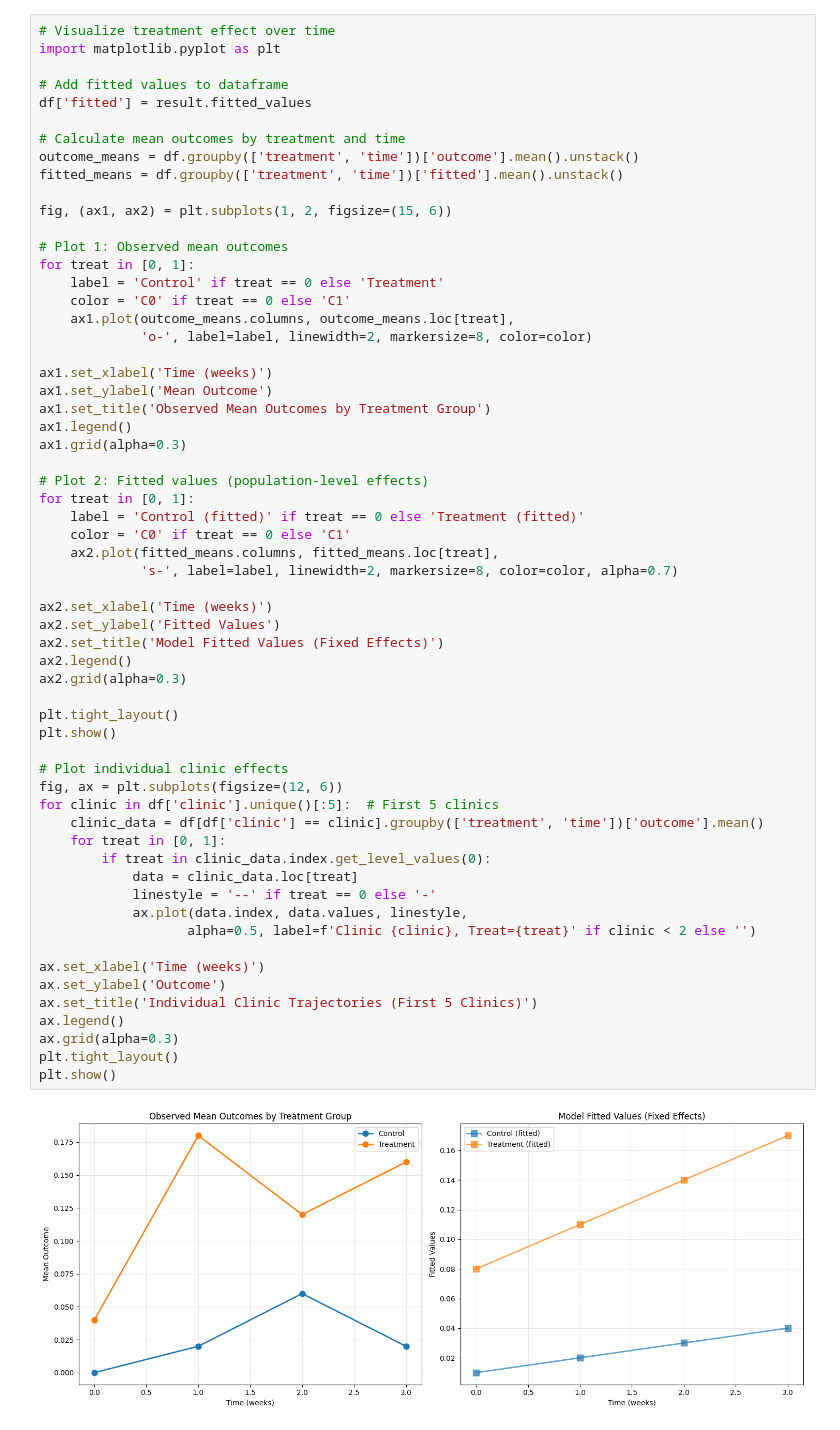
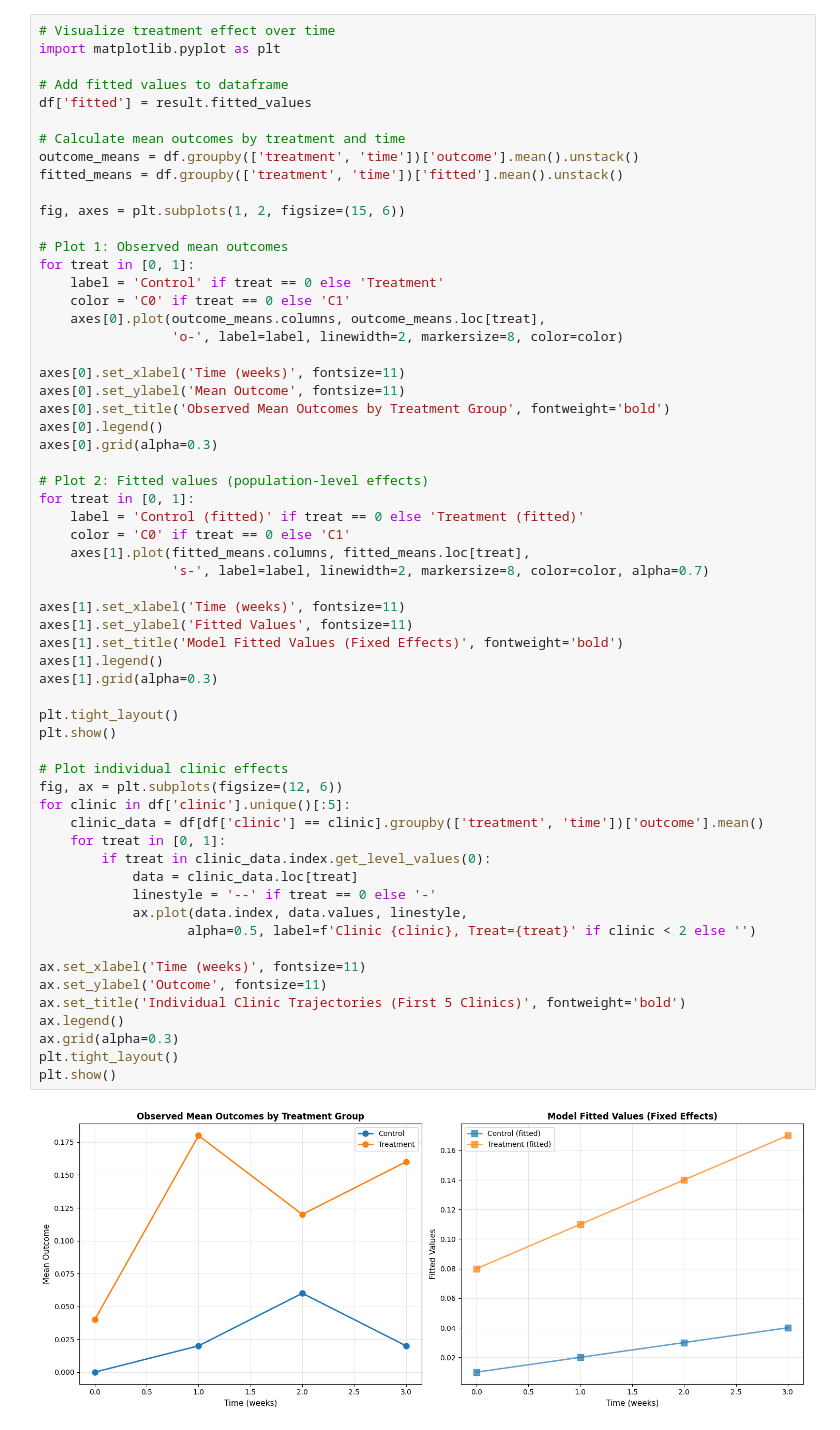
Before and after one commit to Matcraft94/Aurora-GLM, a Jupyter notebook: examples/06_case_studies/05_clinical_trial.ipynb, the cells around one changed output. Drawn from its saved outputs; the diff is of its cells as text.

```diff
--- a/examples/06_case_studies/05_clinical_trial.ipynb
+++ b/examples/06_case_studies/05_clinical_trial.ipynb
@@ -228,54 +447,54 @@ df['fitted'] = result.fitted_values
 outcome_means = df.groupby(['treatment', 'time'])['outcome'].mean().unstack()
 fitted_means = df.groupby(['treatment', 'time'])['fitted'].mean().unstack()
 
-fig, (ax1, ax2) = plt.subplots(1, 2, figsize=(15, 6))
+fig, axes = plt.subplots(1, 2, figsize=(15, 6))
 
 # Plot 1: Observed mean outcomes
 for treat in [0, 1]:
     label = 'Control' if treat == 0 else 'Treatment'
     color = 'C0' if treat == 0 else 'C1'
-    ax1.plot(outcome_means.columns, outcome_means.loc[treat],
-             'o-', label=label, linewidth=2, markersize=8, color=color)
+    axes[0].plot(outcome_means.columns, outcome_means.loc[treat],
+                 'o-', label=label, linewidth=2, markersize=8, color=color)
 
-ax1.set_xlabel('Time (weeks)')
-ax1.set_ylabel('Mean Outcome')
-ax1.set_title('Observed Mean Outcomes by Treatment Group')
-ax1.legend()
-ax1.grid(alpha=0.3)
+axes[0].set_xlabel('Time (weeks)', fontsize=11)
+axes[0].set_ylabel('Mean Outcome', fontsize=11)
+axes[0].set_title('Observed Mean Outcomes by Treatment Group', fontweight='bold')
+axes[0].legend()
+axes[0].grid(alpha=0.3)
 
 # Plot 2: Fitted values (population-level effects)
 for treat in [0, 1]:
     label = 'Control (fitted)' if treat == 0 else 'Treatment (fitted)'
     color = 'C0' if treat == 0 else 'C1'
-    ax2.plot(fitted_means.columns, fitted_means.loc[treat],
-             's-', label=label, linewidth=2, markersize=8, color=color, alpha=0.7)
+    axes[1].plot(fitted_means.columns, fitted_means.loc[treat],
+                 's-', label=label, linewidth=2, markersize=8, color=color, alpha=0.7)
 
-ax2.set_xlabel('Time (weeks)')
-ax2.set_ylabel('Fitted Values')
-ax2.set_title('Model Fitted Values (Fixed Effects)')
-ax2.legend()
-ax2.grid(alpha=0.3)
+axes[1].set_xlabel('Time (weeks)', fontsize=11)
+axes[1].set_ylabel('Fitted Values', fontsize=11)
+axes[1].set_title('Model Fitted Values (Fixed Effects)', fontweight='bold')
+axes[1].legend()
+axes[1].grid(alpha=0.3)
 
 plt.tight_layout()
 plt.show()
 
 # Plot individual clinic effects
 fig, ax = plt.subplots(figsize=(12, 6))
-for clinic in df['clinic'].unique()[:5]:  # First 5 clinics
+for clinic in df['clinic'].unique()[:5]:
     clinic_data = df[df['clinic'] == clinic].groupby(['treatment', 'time'])['outcome'].mean()
     for treat in [0, 1]:
         if treat in clinic_data.index.get_level_values(0):
             data = clinic_data.loc[treat]
             linestyle = '--' if treat == 0 else '-'
             ax.plot(data.index, data.values, linestyle,
                    alpha=0.5, label=f'Clinic {clinic}, Treat={treat}' if clinic < 2 else '')
 
-ax.set_xlabel('Time (weeks)')
-ax.set_ylabel('Outcome')
-ax.set_title('Individual Clinic Trajectories (First 5 Clinics)')
+ax.set_xlabel('Time (weeks)', fontsize=11)
+ax.set_ylabel('Outcome', fontsize=11)
+ax.set_title('Individual Clinic Trajectories (First 5 Clinics)', fontweight='bold')
 ax.legend()
 ax.grid(alpha=0.3)
 plt.tight_layout()
 plt.show()
 # %% [output]
-[figure, old version]
+[figure, new version]
```
Also changed, not shown: parts of 15 cells of this notebook, 6 other files.
